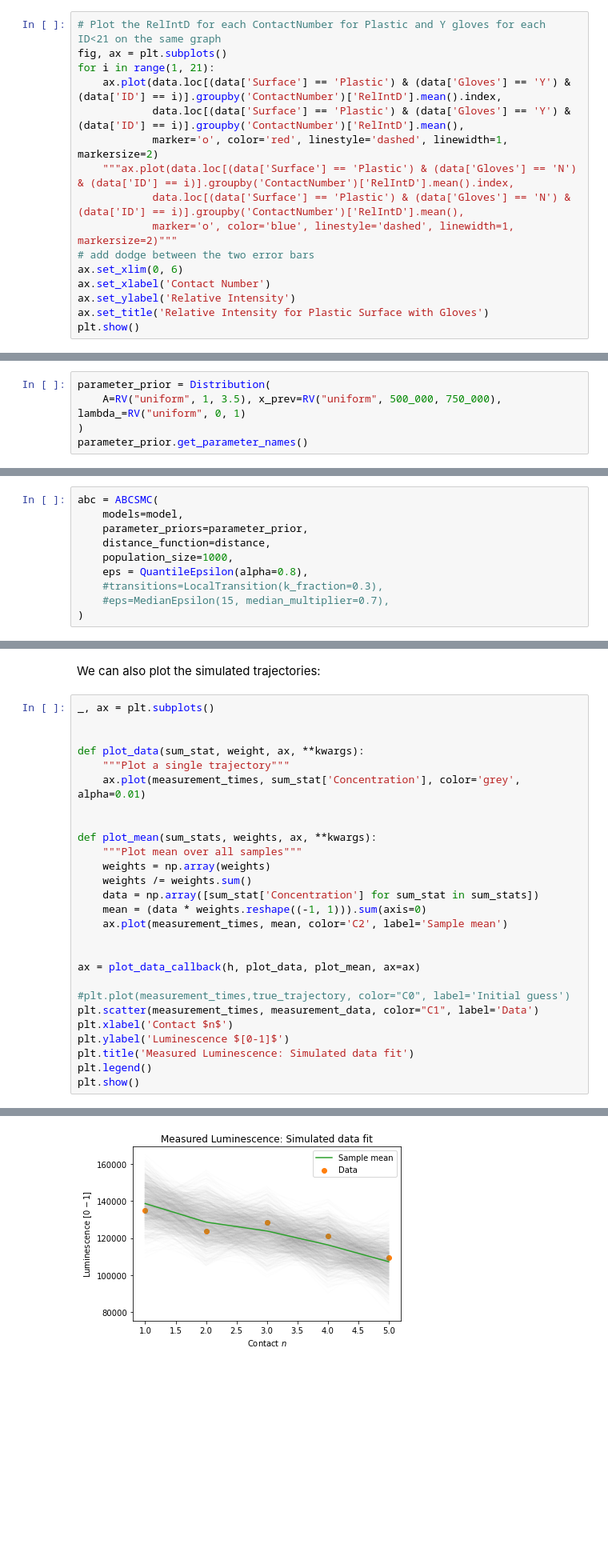
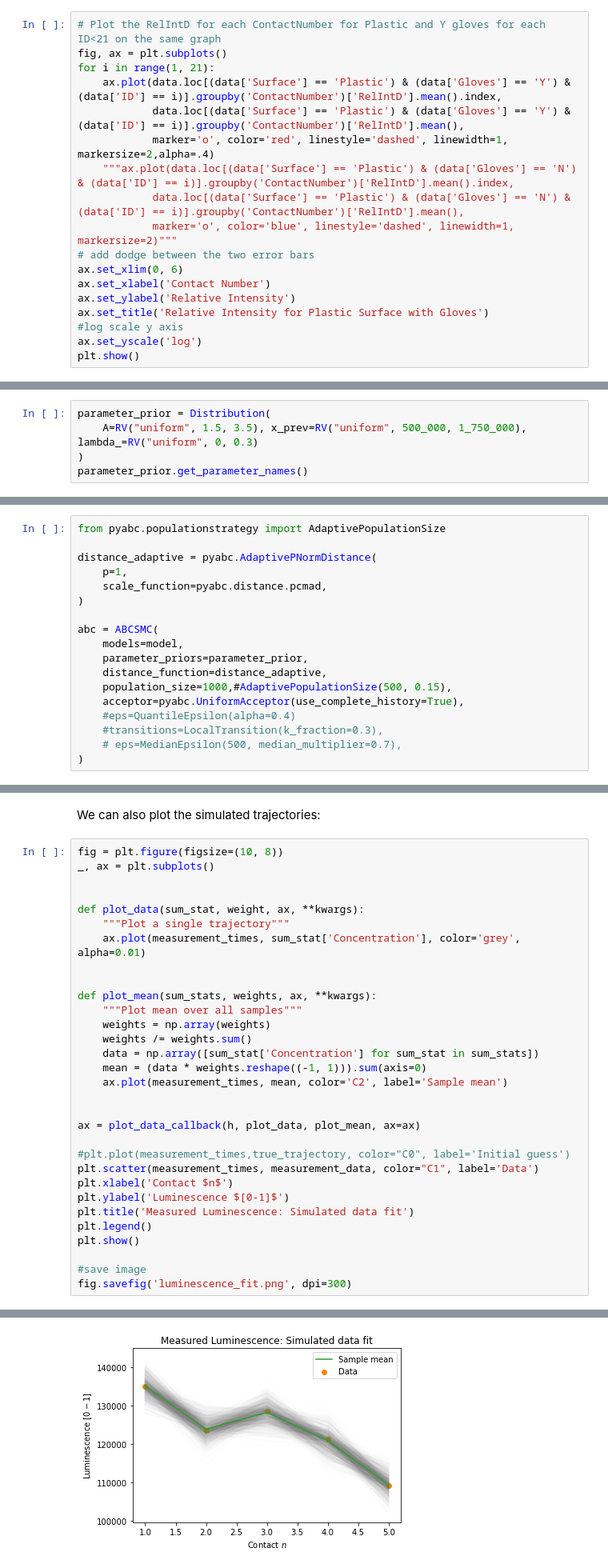
Before and after one commit to MarcoFelipeKing/yi_contact_expt, a Jupyter notebook: src/Yi_pyABC.ipynb, the cells around one changed output, grey strips where cells are left out. Shown at 80% size. Drawn from its saved outputs; the diff is of its cells as text; blank space fills up the shorter version.

Commit message:
changed the dist to pcmad

```diff
--- a/src/Yi_pyABC.ipynb
+++ b/src/Yi_pyABC.ipynb
@@ -112,7 +113,7 @@ fig, ax = plt.subplots()
 for i in range(1, 21):
     ax.plot(data.loc[(data['Surface'] == 'Plastic') & (data['Gloves'] == 'Y') & (data['ID'] == i)].groupby('ContactNumber')['RelIntD'].mean().index,
             data.loc[(data['Surface'] == 'Plastic') & (data['Gloves'] == 'Y') & (data['ID'] == i)].groupby('ContactNumber')['RelIntD'].mean(),
-            marker='o', color='red', linestyle='dashed', linewidth=1, markersize=2)
+            marker='o', color='red', linestyle='dashed', linewidth=1, markersize=2,alpha=.4)
     """ax.plot(data.loc[(data['Surface'] == 'Plastic') & (data['Gloves'] == 'N') & (data['ID'] == i)].groupby('ContactNumber')['RelIntD'].mean().index,
             data.loc[(data['Surface'] == 'Plastic') & (data['Gloves'] == 'N') & (data['ID'] == i)].groupby('ContactNumber')['RelIntD'].mean(),
             marker='o', color='blue', linestyle='dashed', linewidth=1, markersize=2)"""
@@ -121,5 +122,7 @@ ax.set_xlim(0, 6)
 ax.set_xlabel('Contact Number')
 ax.set_ylabel('Relative Intensity')
 ax.set_title('Relative Intensity for Plastic Surface with Gloves')
+#log scale y axis
+ax.set_yscale('log')
 plt.show()
 # %% [output]
@@ -298,20 +300,28 @@ def distance(simulation, data):
 Define the prior for $A$, $x_prev$, and $\lambda$
 # %%
 parameter_prior = Distribution(
-    A=RV("uniform", 1, 3.5), x_prev=RV("uniform", 500_000, 750_000), lambda_=RV("uniform", 0, 1)
+    A=RV("uniform", 1.5, 3.5), x_prev=RV("uniform", 500_000, 1_750_000), lambda_=RV("uniform", 0, 0.3)
 )
 parameter_prior.get_parameter_names()
 # %% [output]
 ['A', 'lambda_', 'x_prev']
 # %%
+from pyabc.populationstrategy import AdaptivePopulationSize
+
+distance_adaptive = pyabc.AdaptivePNormDistance(
+    p=1,
+    scale_function=pyabc.distance.pcmad,
+)
+
 abc = ABCSMC(
     models=model,
     parameter_priors=parameter_prior,
-    distance_function=distance,
-    population_size=1000,
-    eps = QuantileEpsilon(alpha=0.8),
+    distance_function=distance_adaptive,
+    population_size=1000,#AdaptivePopulationSize(500, 0.15),
+    acceptor=pyabc.UniformAcceptor(use_complete_history=True),
+    #eps=QuantileEpsilon(alpha=0.4)
     #transitions=LocalTransition(k_fraction=0.3),
-    #eps=MedianEpsilon(15, median_multiplier=0.7),
+    # eps=MedianEpsilon(500, median_multiplier=0.7),
 )
 # %% [output]
 ABC.Sampler INFO: Parallelize sampling on 8 processes.
@@ -388,6 +396,7 @@ plot_kde_matrix(df, w, limits=limits);
 # %% [markdown]
 We can also plot the simulated trajectories:
 # %%
+fig = plt.figure(figsize=(10, 8))
 _, ax = plt.subplots()
 
 
@@ -414,4 +423,7 @@ plt.ylabel('Luminescence $[0-1]$')
 plt.title('Measured Luminescence: Simulated data fit')
 plt.legend()
 plt.show()
+
+#save image
+fig.savefig('luminescence_fit.png', dpi=300)
 # %% [output]
@@ -418,4 +431,4 @@ plt.show()
-[figure, old version]
+[figure, new version]
 # %% [markdown]
 Summary table of parameters
 # %%
```
Also changed, not shown: parts of 13 cells of this notebook, 1 other file.
